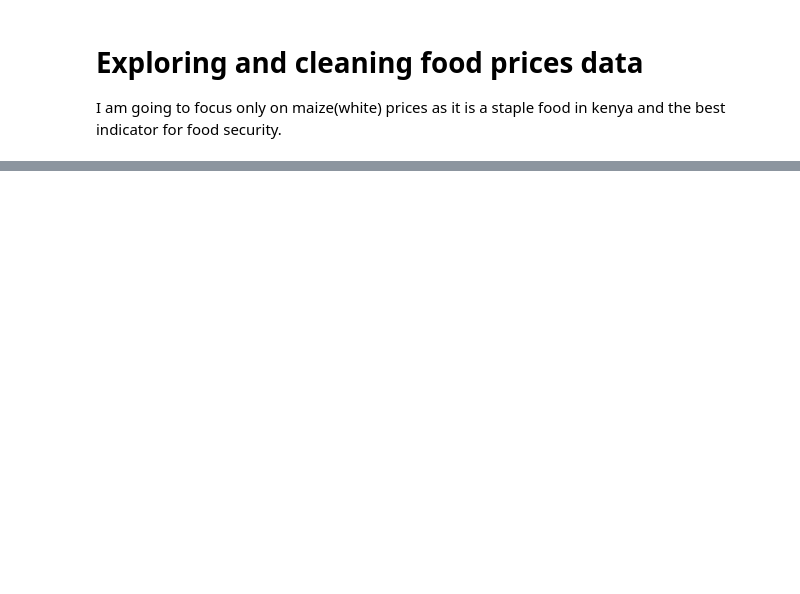
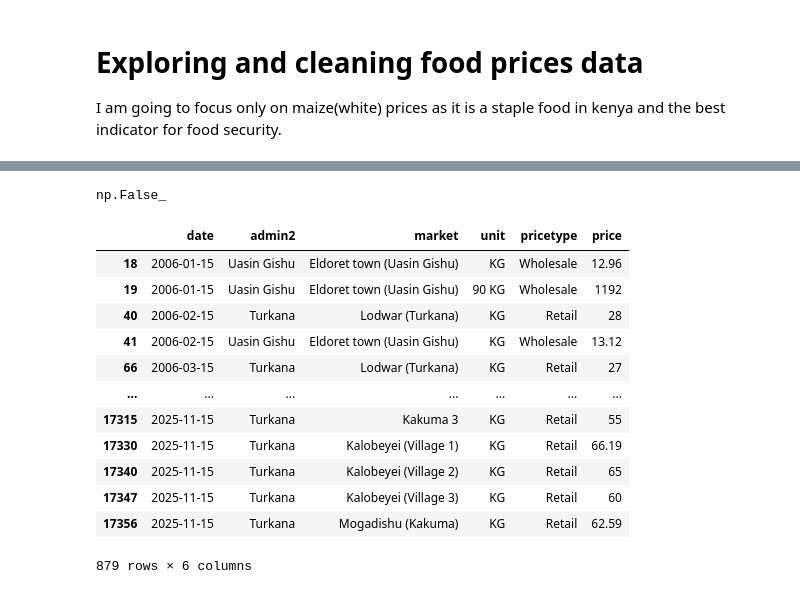
Before and after one commit to MrDenzy/PHASE-5-PROJECT---PREDICTING-FOOD-INSECURITY, a Jupyter notebook: notebooks/data_explore.ipynb, the cells around one changed output, grey strips where cells are left out. Saved outputs shown, nothing was run; the diff lists cells and outputs as text; code cells hidden in the pictures; blank space fills up the shorter version.

```diff
--- a/notebooks/data_explore.ipynb
+++ b/notebooks/data_explore.ipynb
@@ -655,0 +763,21 @@ df_fp = pd.read_csv('./data/')
+# %%
+# checking to see if admin2 and market always have the same values
+(df_p['admin2'] == df_p['market']).all()
+# %% [output]
+np.False_
+# %%
+df_p[df_p['admin2'] != df_p['market']]
+# %% [output]
+|  | date | admin2 | market | unit | pricetype | price |
+| 18 | 2006-01-15 | Uasin Gishu | Eldoret town (Uasin Gishu) | KG | Wholesale | 12.96 |
+| 19 | 2006-01-15 | Uasin Gishu | Eldoret town (Uasin Gishu) | 90 KG | Wholesale | 1192 |
+| 40 | 2006-02-15 | Turkana | Lodwar (Turkana) | KG | Retail | 28 |
+| 41 | 2006-02-15 | Uasin Gishu | Eldoret town (Uasin Gishu) | KG | Wholesale | 13.12 |
+| 66 | 2006-03-15 | Turkana | Lodwar (Turkana) | KG | Retail | 27 |
+| ... | ... | ... | ... | ... | ... | ... |
+| 17315 | 2025-11-15 | Turkana | Kakuma 3 | KG | Retail | 55 |
+| 17330 | 2025-11-15 | Turkana | Kalobeyei (Village 1) | KG | Retail | 66.19 |
+| 17340 | 2025-11-15 | Turkana | Kalobeyei (Village 2) | KG | Retail | 65 |
+| 17347 | 2025-11-15 | Turkana | Kalobeyei (Village 3) | KG | Retail | 60 |
+| 17356 | 2025-11-15 | Turkana | Mogadishu (Kakuma) | KG | Retail | 62.59 |
+879 rows × 6 columns
```
Also changed, not shown: parts of 29 cells of this notebook, 2 other files.
